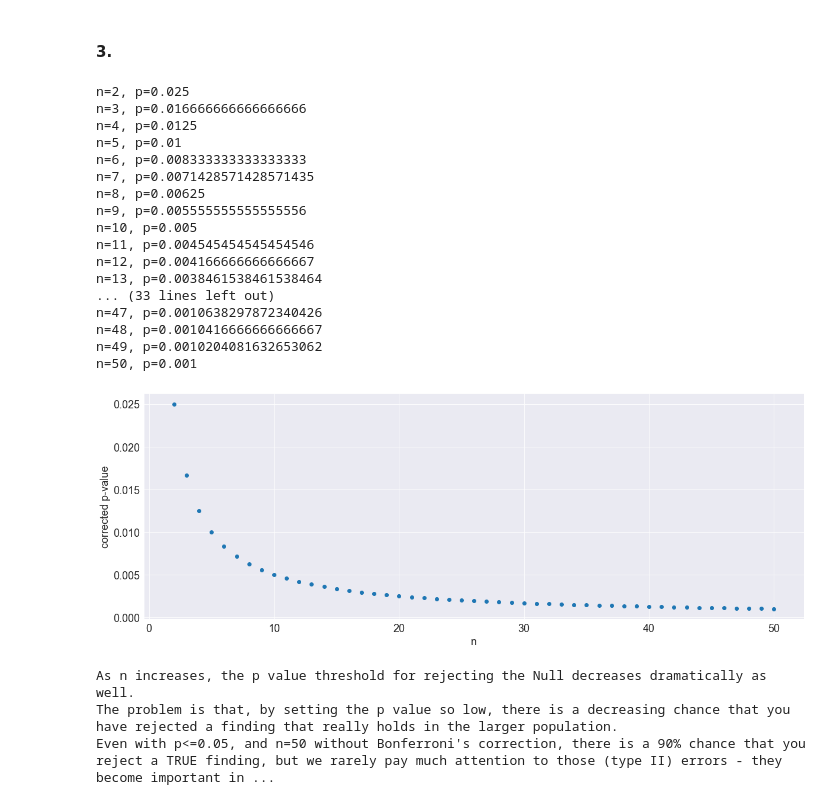
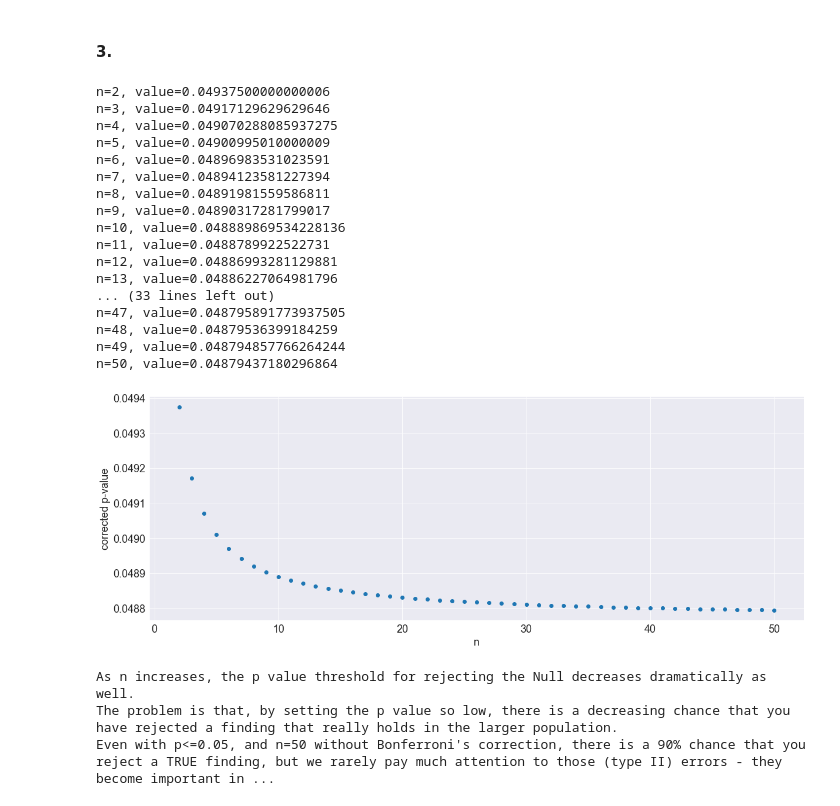
Before and after one commit to Nesher123/advanced-statistics, a Jupyter notebook: hw5/hw5.ipynb, the cells around one changed output. Cells and saved outputs as stored; diff of their text form; code cells hidden in the pictures.

```diff
--- a/hw5/hw5.ipynb
+++ b/hw5/hw5.ipynb
@@ -334,34 +334,34 @@ $$1 - (1 - \frac{\alpha}{n})^n$$
 alpha = 0.05
 
 for n in range(2, 51):
-    print(f'n={n}, p={alpha / n}')
+    print(f'n={n}, value={1 - (1 - (alpha / n)) ** n}')
 # %% [output]
-n=2, p=0.025
-n=3, p=0.016666666666666666
-n=4, p=0.0125
-n=5, p=0.01
-n=6, p=0.008333333333333333
-n=7, p=0.0071428571428571435
-n=8, p=0.00625
-n=9, p=0.005555555555555556
-n=10, p=0.005
-n=11, p=0.004545454545454546
-n=12, p=0.004166666666666667
-n=13, p=0.0038461538461538464
+n=2, value=0.04937500000000006
+n=3, value=0.04917129629629646
+n=4, value=0.049070288085937275
+n=5, value=0.04900995010000009
+n=6, value=0.04896983531023591
+n=7, value=0.04894123581227394
+n=8, value=0.04891981559586811
+n=9, value=0.04890317281799017
+n=10, value=0.048889869534228136
+n=11, value=0.0488789922522731
+n=12, value=0.04886993281129881
+n=13, value=0.04886227064981796
 ... (33 lines left out)
-n=47, p=0.0010638297872340426
-n=48, p=0.0010416666666666667
-n=49, p=0.0010204081632653062
-n=50, p=0.001
+n=47, value=0.048795891773937505
+n=48, value=0.04879536399184259
+n=49, value=0.048794857766264244
+n=50, value=0.04879437180296864
 # %%
 n_range = np.arange(2, 51)
-corrected_p_value = [alpha / n_range]
+corrected_p_value = [1 - (1 - (alpha / n)) ** n for n in n_range]
 plt.scatter(n_range, corrected_p_value)
 plt.ylabel('corrected p-value')
 plt.xlabel('n')
 plt.show()
 # %% [output]
-[figure, old version]
+[figure, new version]
 # %%
 # https://helpwithstatistics.com/significance-and-effect-size-the-bonferroni-correction
 print(f'As n increases, the p value threshold for rejecting the Null decreases dramatically as well.\n'
```
